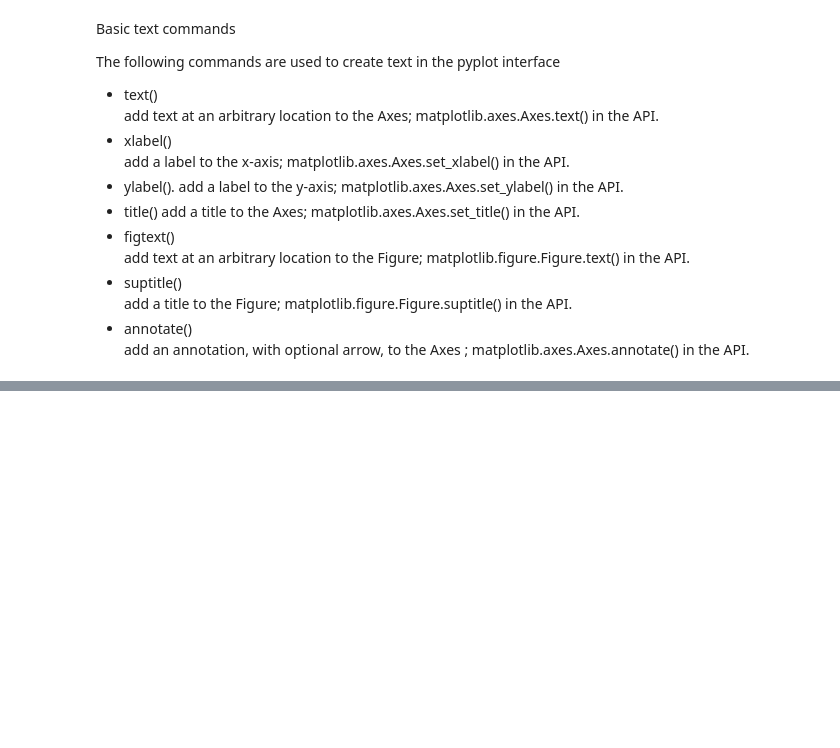
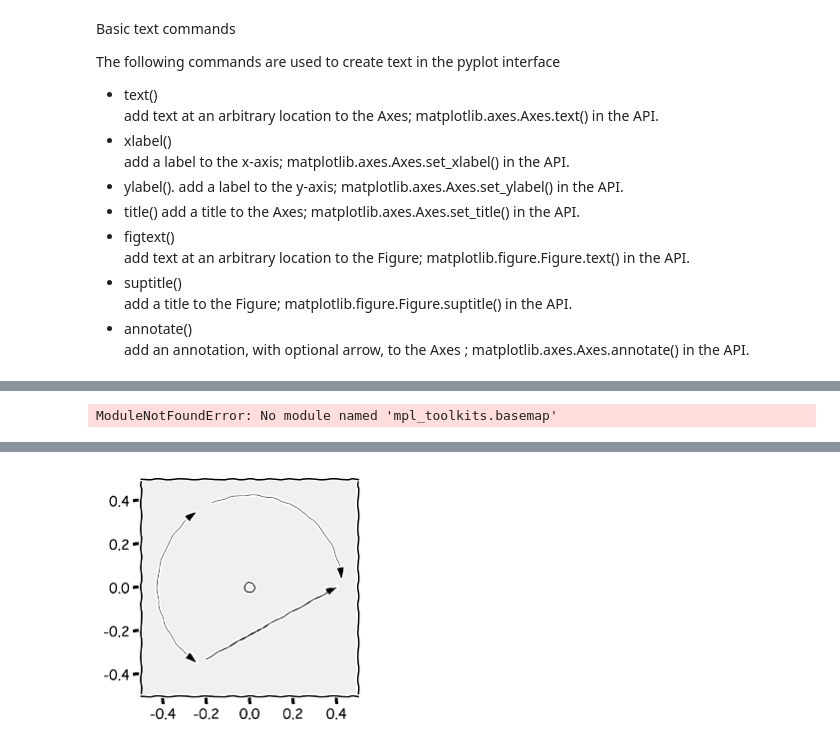
Before and after one commit to MaartenKool/CookBooks, a Jupyter notebook: McMcInShort.ipynb, the cells around one changed output, grey strips where cells are left out. Cells and saved outputs as stored; diff of their text form; code cells hidden in the pictures; blank space fills up the shorter version.

```diff
--- a/McMcInShort.ipynb
+++ b/McMcInShort.ipynb
@@ -307,0 +518,22 @@ add an annotation, with optional arrow, to the Axes ; matplotlib.axes.Axes.annot
+# %%
+import numpy as np
+from mpl_toolkits.basemap import Basemap
+import matplotlib.pyplot as plt
+from datetime import datetime
+# miller projection
+map = Basemap(projection='mill',lon_0=180)
+# plot coastlines, draw label meridians and parallels.
+map.drawcoastlines()
+map.drawparallels(np.arange(-90,90,30),labels=[1,0,0,0])
+map.drawmeridians(np.arange(map.lonmin,map.lonmax+30,60),labels=[0,0,0,1])
+# fill continents 'coral' (with zorder=0), color wet areas 'aqua'
+map.drawmapboundary(fill_color='aqua')
+map.fillcontinents(color='coral',lake_color='aqua')
+# shade the night areas, with alpha transparency so the
+# map shows through. Use current time in UTC.
+date = datetime.utcnow()
+CS=map.nightshade(date)
+plt.title('Day/Night Map for %s (UTC)' % date.strftime("%d %b %Y %H:%M:%S"))
+plt.show()
+# %% [output]
+ModuleNotFoundError: No module named 'mpl_toolkits.basemap'
@@ -307,0 +568,13 @@ add an annotation, with optional arrow, to the Axes ; matplotlib.axes.Axes.annot
+# %%
+with plt.xkcd(randomness=10):
+    plt.plot(0,0,"o",markersize=10,color="black",mfc="none")
+
+    plt.circarrow(.85,0,0,0.05*120,.9*120,startarrow=True,width=0,head_width=.03,head_length=.045,length_includes_head=True,color="black")
+    plt.circarrow(.85,0,0,1.05*120,.9*120,startarrow=True,endarrow=True,width=0,head_width=.03,head_length=.045,length_includes_head=True,color="black")
+    plt.arrow(-.2,-.33,.6,+.33,width=0,head_width=.03,head_length=.045,length_includes_head=True,color="black")
+
+    plt.axes().set_xlim(-.5,.5)
+    plt.axes().set_ylim(-.5,.5)
+    plt.axes().set_aspect(1)
+    plt.show()
+# %% [output]
@@ -307,0 +591 @@ add an annotation, with optional arrow, to the Axes ; matplotlib.axes.Axes.annot
+[figure, added]
```
Also changed, not shown: parts of 8 cells of this notebook, 19 other files.
